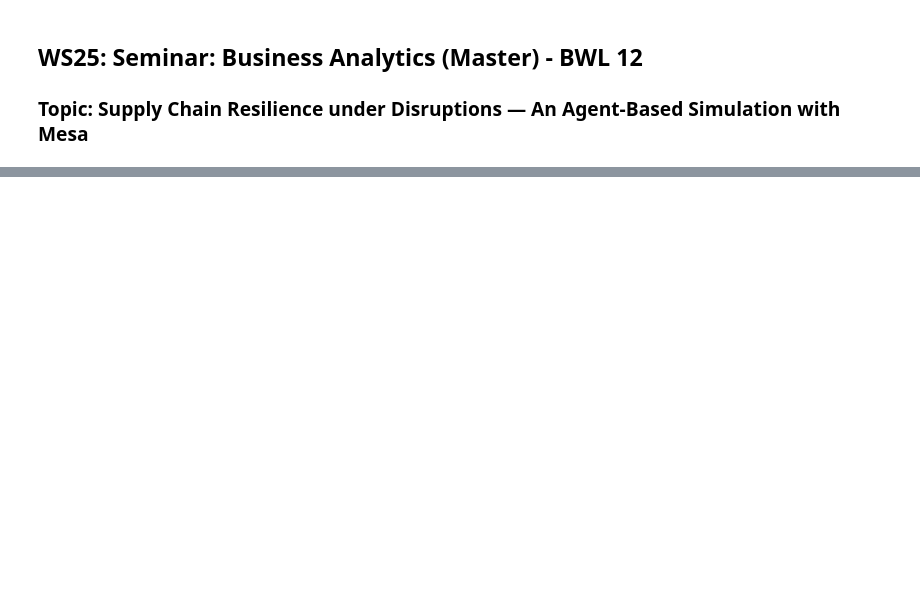
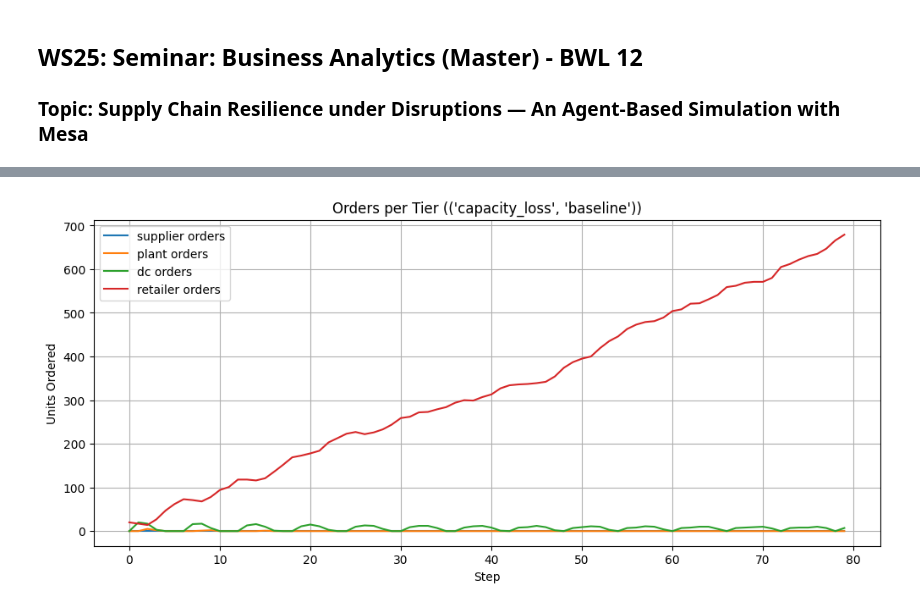
Before and after one commit to HanhNguyen-Hannah/Seminar, a Jupyter notebook: run.ipynb, the cells around one changed output, grey strips where cells are left out. Saved outputs shown, nothing was run; the diff lists cells and outputs as text; code cells hidden in the pictures; blank space fills up the shorter version.

```diff
--- a/run.ipynb
+++ b/run.ipynb
@@ -158,0 +164,15 @@ Summary of All Scenarios and Strategies (Colored by Scenario)
+# %%
+example = list(results.keys())[0]
+orders_df = results[example]["orders"]
+
+plt.figure(figsize=(12,5))
+for tier in ["supplier","plant","dc","retailer"]:
+    plt.plot(orders_df[tier], label=f"{tier} orders")
+plt.xlabel("Step")
+plt.ylabel("Units Ordered")
+plt.title(f"Orders per Tier ({example})")
+plt.legend()
+plt.grid(True)
+plt.show()
+# %% [output]
+[figure, added]
```
Also changed, not shown: parts of 5 cells of this notebook, 2 other files.
